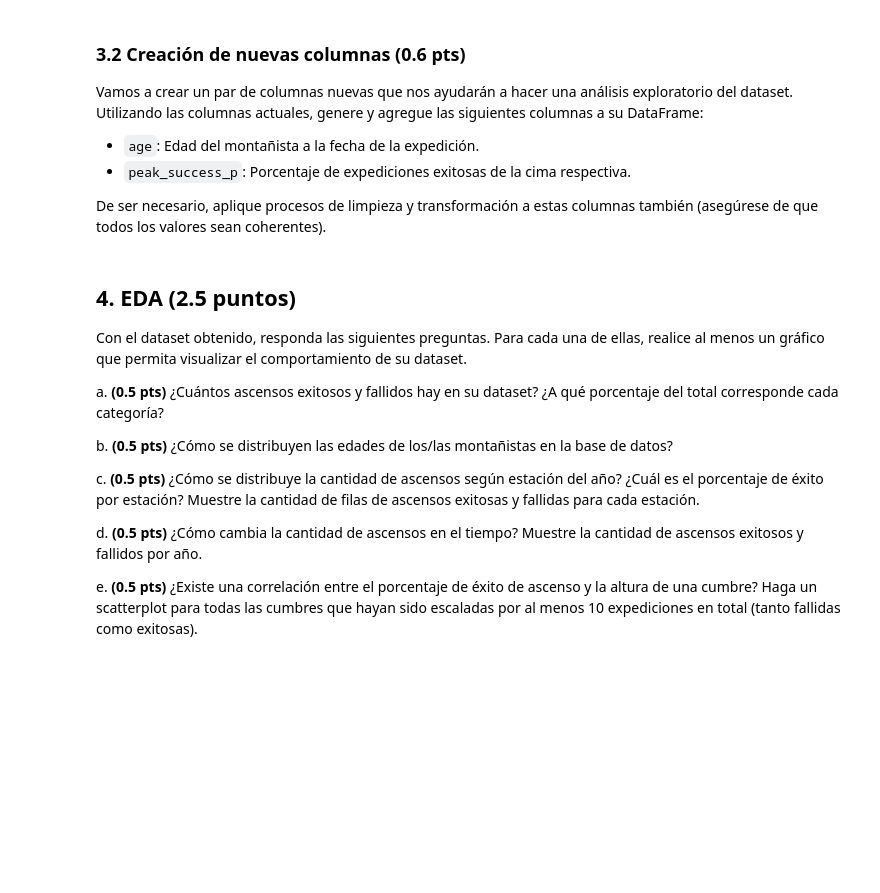
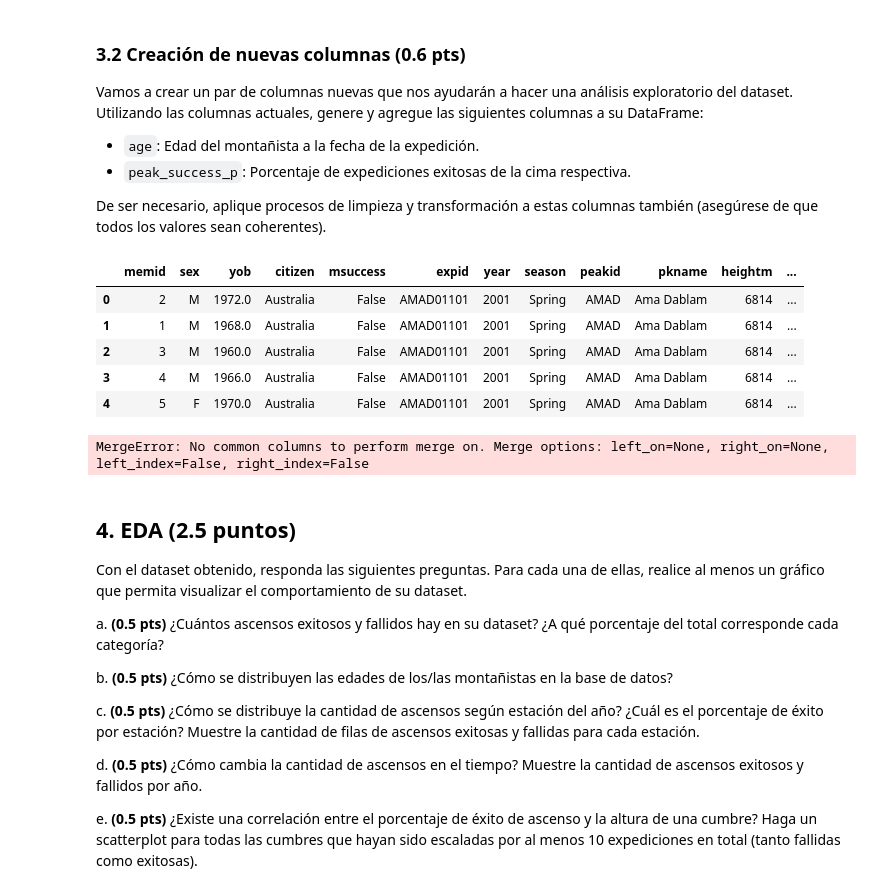
Before and after one commit to GadzuGB1991/IMT2200-Gaspar-Yanez, a Jupyter notebook: Tareas/Tarea 04/IMT2200-25s2 - Tarea 04.ipynb, the cells around one changed output. Cells and saved outputs as stored; diff of their text form; code cells hidden in the pictures; blank space fills up the shorter version.

```diff
--- a/Tareas/Tarea 04/IMT2200-25s2 - Tarea 04.ipynb
+++ b/Tareas/Tarea 04/IMT2200-25s2 - Tarea 04.ipynb
@@ -98,9 +98,9 @@ Inspeccione los atributos de cada dataset y extraiga la siguiente información d
 
 Genere un único DataFrame con todos estos atributos, donde cada fila represente el ascenso de un/a montañista en una expedición. (Ojo que esto no necesariamente significa que cada fila será una persona diferente: si una persona escaló dos cumbres distintas en dos expediciones, esta debería aparecer en su DataFrame como dos filas separadas.)
 # %%
-peaks_df = pd.read_csv('peaks.csv')
-exped_df = pd.read_csv('exped.csv', low_memory=False)
-members_df = pd.read_csv('members.csv', low_memory=False)
+peaks_df = pd.read_csv('data/peaks.csv')
+exped_df = pd.read_csv('data/exped.csv', low_memory=False)
+members_df = pd.read_csv('data/members.csv', low_memory=False)
 
 exped_df['is_success'] = exped_df['termreason'].str.startswith('Success', na=False)
 peak_stats = exped_df.groupby('peakid')['is_success'].agg(
@@ -155,3 +155,5 @@ Inspeccione y procese su DataFrame para generar uno nuevo llamado `clean_df`. En
 Justifique su procesamiento.
 # %%
 # respuestas
+df_clean = df_final.copy()
+df_clean.isnull().sum()
@@ -157,0 +177,3 @@ Justifique su procesamiento.
+# %%
+df_clean.dropna(inplace=True)
+df_clean.isnull().sum()
@@ -167,6 +233,52 @@ Utilizando las columnas actuales, genere y agregue las siguientes columnas a su
 De ser necesario, aplique procesos de limpieza y transformación a estas columnas también (asegúrese de que todos los valores sean coherentes).
 # %%
 # respuestas
+df_exp = pd.read_csv('data/peaks_with_exp.csv')
+
+# Calcular el total de expediciones
+total_expediciones = df_exp['failed_exp'] + df_exp['success_exp']
+
+# Calcular el porcentaje de éxito, manejando el caso de división por cero
+df_exp['peak_success_p'] = (df_exp['success_exp'] / total_expediciones).fillna(0)
+
+# Seleccionar solo las columnas necesarias para la fusión
+df_peak_success = df_exp[['peakid', 'peak_success_p']]
+
+# Fusionar el porcentaje de éxito con el DataFrame limpio
+df_clean = pd.merge(df_clean, df_peak_success, on='peakid', how='left')
+# %%
+df_clean.head()
+# %% [output]
+|  | memid | sex | yob | citizen | msuccess | expid | year | season | peakid | pkname | heightm | ... |
+| 0 | 2 | M | 1972.0 | Australia | False | AMAD01101 | 2001 | Spring | AMAD | Ama Dablam | 6814 | ... |
+| 1 | 1 | M | 1968.0 | Australia | False | AMAD01101 | 2001 | Spring | AMAD | Ama Dablam | 6814 | ... |
+| 2 | 3 | M | 1960.0 | Australia | False | AMAD01101 | 2001 | Spring | AMAD | Ama Dablam | 6814 | ... |
+| 3 | 4 | M | 1966.0 | Australia | False | AMAD01101 | 2001 | Spring | AMAD | Ama Dablam | 6814 | ... |
+| 4 | 5 | F | 1970.0 | Australia | False | AMAD01101 | 2001 | Spring | AMAD | Ama Dablam | 6814 | ... |
+# %%
+df_members = pd.read_csv('data/members.csv', on_bad_lines='skip')
+df_exped = pd.read_csv('data/exped.csv')
+
+# Seleccionar columnas relevantes y renombrar para mayor claridad
+df_members = df_members[['expid', 'yob']]
+df_exped = df_exped[['expid', 'year']]
+
+# Fusionar los dataframes de miembros y expediciones
+df_merged = pd.merge(df_members, df_exped, on='expid')
+
+# Calcular la edad
+df_merged['age'] = df_merged['year'] - df_merged['yob']
+
+# Agrupar por expedición y calcular la edad promedio
+df_age = df_merged.groupby('expid')['age'].mean().reset_index()
+
+# Fusionar la edad promedio con el dataframe principal
+# Necesitamos un campo en común. 'expid' no está en df_limpio.
+# Usaremos 'pexpid' de 'peaks.csv' que es el id de la primera ascensión.
+df_clean = pd.merge(df_clean, df_age, left_on='pexpid', right_on='expid', how='left')
+df_clean = df_clean.drop(columns=['expid'])
+# %% [output]
+MergeError: No common columns to perform merge on. Merge options: left_on=None, right_on=None, left_index=False, right_index=False
 # %% [markdown]
 ## 4. EDA (2.5 puntos)
 
```
Also changed, not shown: parts of 6 cells of this notebook.
